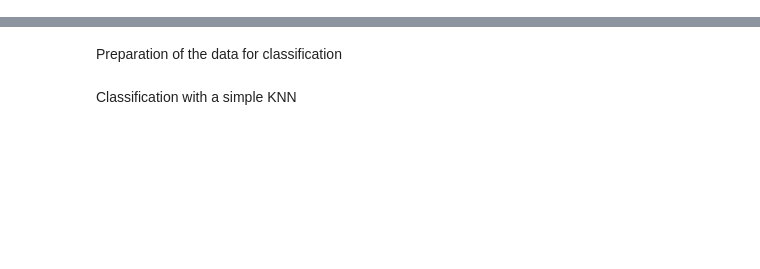
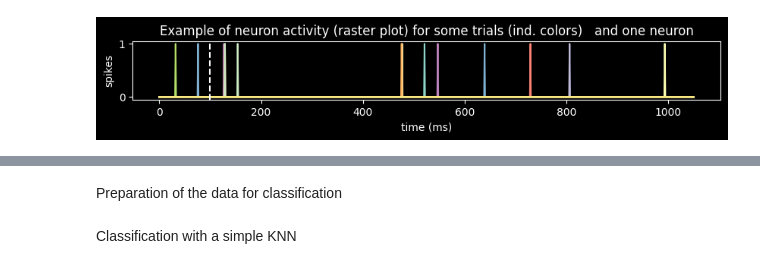
Before and after one commit to nicolascatz/EMN_MLP_NC, a Jupyter notebook: scripts/EMN_NC_TD2_MLP_and_Classification_Real_data.ipynb, the cells around one changed output, grey strips where cells are left out. Saved outputs shown, nothing was run; the diff lists cells and outputs as text; code cells hidden in the pictures; blank space fills up the shorter version.

```diff
--- a/scripts/EMN_NC_TD2_MLP_and_Classification_Real_data.ipynb
+++ b/scripts/EMN_NC_TD2_MLP_and_Classification_Real_data.ipynb
@@ -38,0 +39,12 @@ To enable the following instructions: AVX2 AVX512F AVX512_VNNI AVX512_BF16 AVX51
+# %%
+n0=Neuronpop['arr_0']
+n0[0,:]
+fig, ax= plt.subplots(figsize=(10,1))
+plt.plot(n0[0:30,1:].T)
+plt.title('Example of neuron activity (raster plot) for some trials (ind. colors)   and one neuron')
+plt.xlabel('time (ms)')
+plt.ylabel('spikes')
+plt.axvline(x=100, color='w', linestyle='--', label='stimulus onset')
+plt.show()
+# %% [output]
+[figure, added]
```
Also changed, not shown: parts of 11 cells of this notebook, 2 other files.
